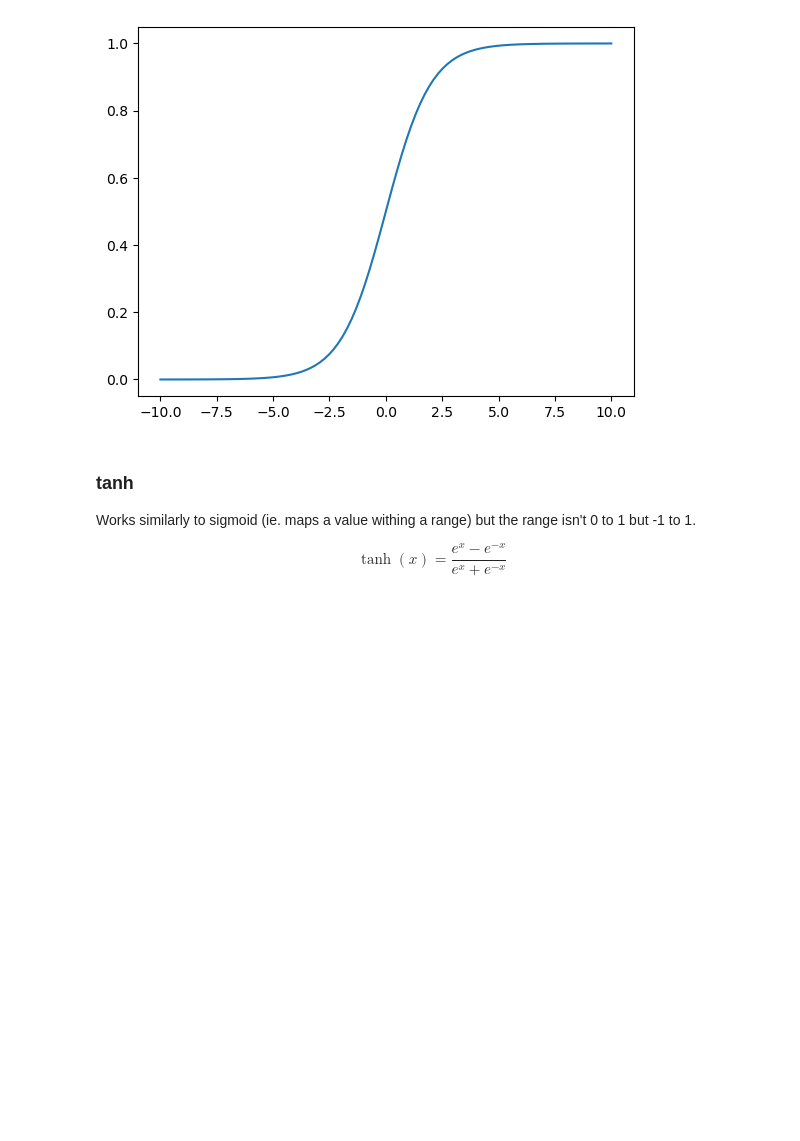
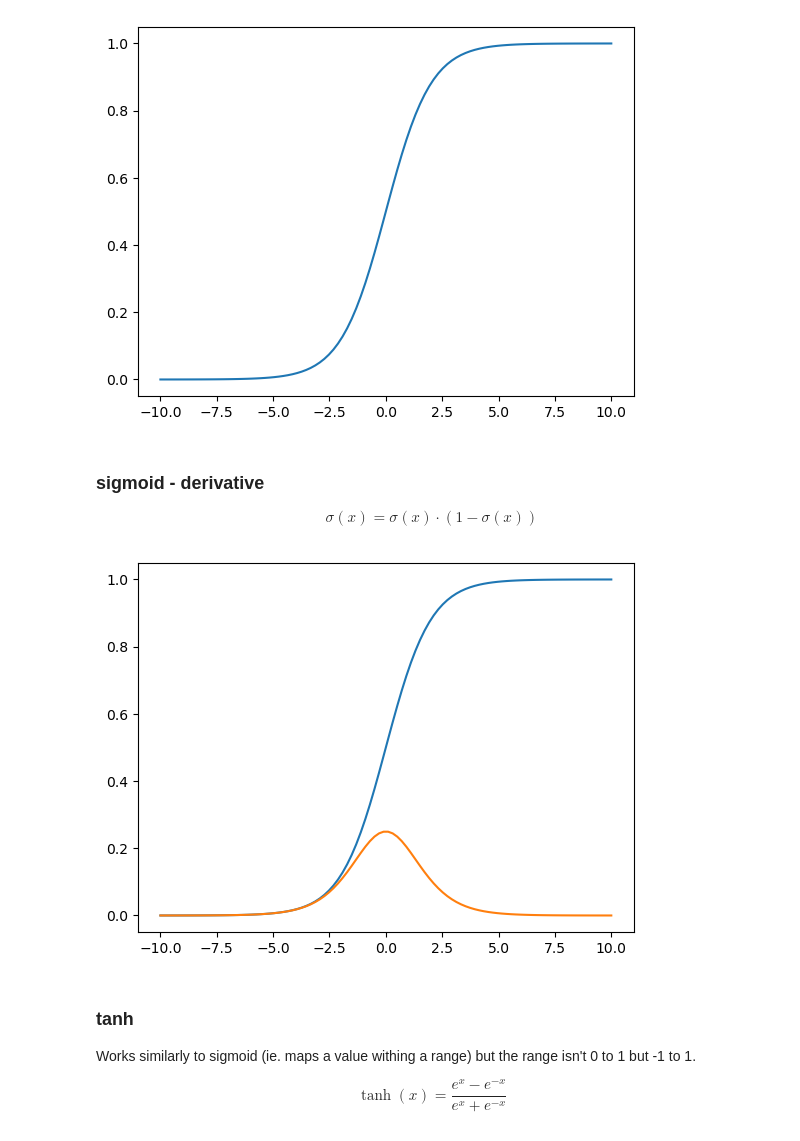
Before and after one commit to undefinedcreature01/dl, a Jupyter notebook: notebooks/00_activation_functions.ipynb, the cells around one changed output. Cells and saved outputs as stored; diff of their text form; code cells hidden in the pictures; blank space fills up the shorter version.

```diff
--- a/notebooks/00_pytorch_activation_functions.ipynb
+++ b/notebooks/00_activation_functions.ipynb
@@ -88,6 +95,29 @@ plt.plot(x_axis, y_axis)
 plt.show()
 # %% [output]
 [figure]
+# %% [markdown]
+### sigmoid - derivative
+
+$$
+\sigma(x) = \sigma(x) \cdot (1 - \sigma(x))
+$$
+# %%
+def sigmoid_d(x):
+    return sigmoid(x) * (1 - sigmoid(x))
+# %%
+# mapped values ; what we get when we put an x into out function
+y_axis_d = [] #the loss
+
+# for each x value we want to map - we run the function
+for x in x_axis:
+    y_axis_d.append(sigmoid_d(x))
+# %%
+# draw
+plt.plot(x_axis, y_axis)
+plt.plot(x_axis, y_axis_d)
+plt.show()
+# %% [output]
+[figure, added]
 # %% [markdown]
 ### tanh
 
```
Also changed, not shown: parts of 7 cells of this notebook, 3 other files.
